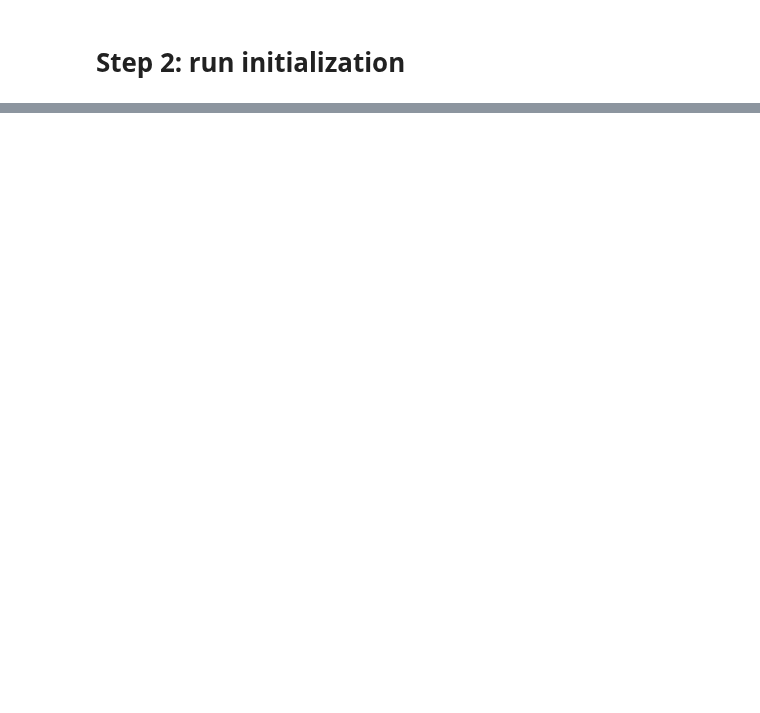
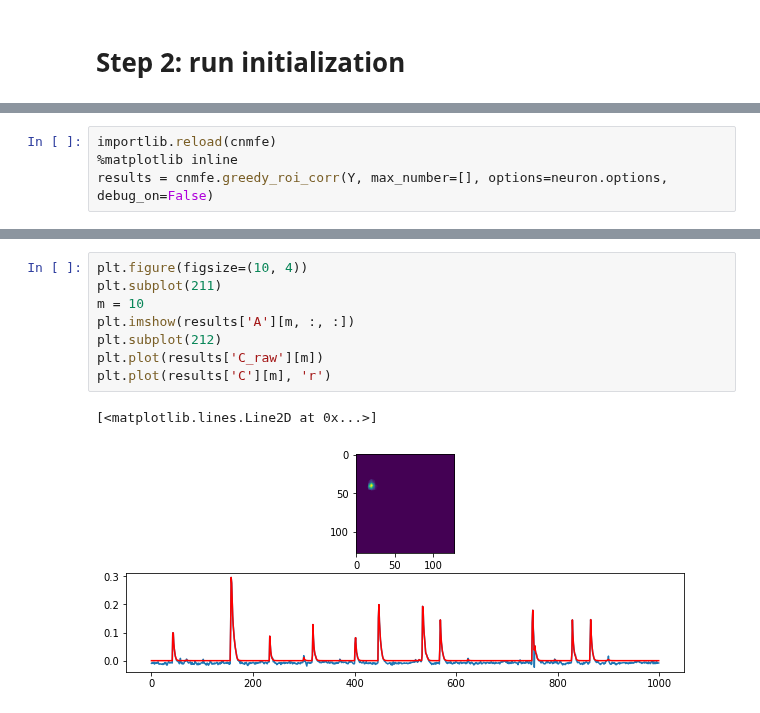
Before and after one commit to flatironinstitute/CaImAn, a Jupyter notebook: demo_cnmfe_2d.ipynb, the cells around one changed output, grey strips where cells are left out. Drawn from its saved outputs; the diff is of its cells as text; blank space fills up the shorter version.

```diff
--- a/demo_cnmfe_2d.ipynb
+++ b/demo_cnmfe_2d.ipynb
@@ -112,0 +107,4 @@ neuron.update_options('min_corr=0.8', 'min_pnr=15')
+# %%
+importlib.reload(cnmfe)
+%matplotlib inline
+results = cnmfe.greedy_roi_corr(Y, max_number=[], options=neuron.options, debug_on=False)
@@ -112,0 +127,11 @@ neuron.update_options('min_corr=0.8', 'min_pnr=15')
+# %%
+plt.figure(figsize=(10, 4))
+plt.subplot(211)
+m = 10
+plt.imshow(results['A'][m, :, :])
+plt.subplot(212)
+plt.plot(results['C_raw'][m])
+plt.plot(results['C'][m], 'r')
+# %% [output]
+[<matplotlib.lines.Line2D at 0x...>]
+[figure, added]
```
Also changed, not shown: parts of 6 cells of this notebook, 3 other files.
